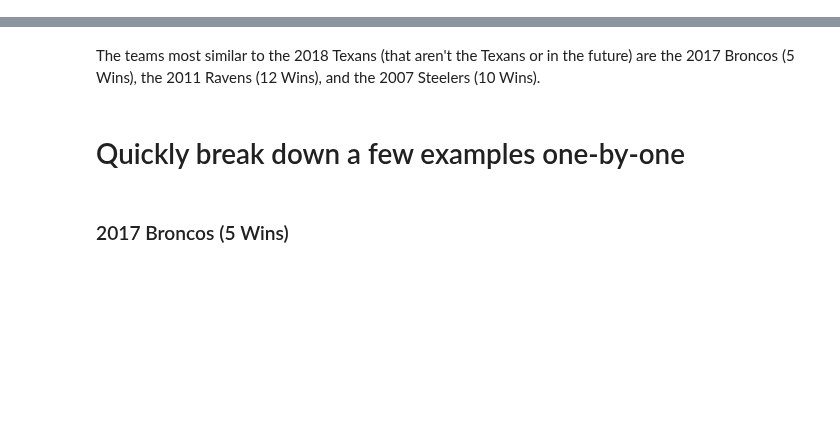
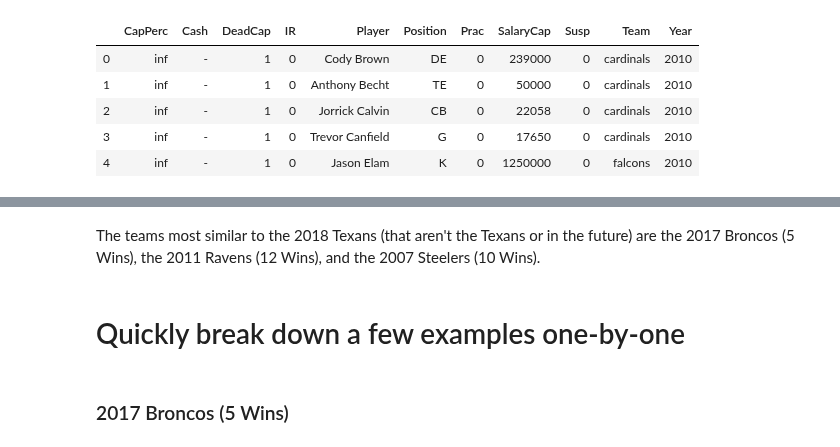
Before and after one commit to MattZlotnik/PreviousProjects, a Jupyter notebook: AllProjects/NFL Salary Cap Clustering Analysis/Individual Cases.ipynb, the cells around one changed output, grey strips where cells are left out. Drawn from its saved outputs; the diff is of its cells as text; code cells hidden in the pictures; blank space fills up the shorter version.

```diff
--- a/AllProjects/NFL Salary Cap Clustering Analysis/Individual Cases.ipynb
+++ b/AllProjects/NFL Salary Cap Clustering Analysis/Individual Cases.ipynb
@@ -21,3 +22,18 @@ CapSpace = pd.read_csv("CapSpace.csv")
+# %%
+def GetMascot(x):
+    mascotsplit = x['Team'].split('-')
+    mascot = mascotsplit[1]
+    return mascot
+
+DfUngrouped['Team'] = DfUngrouped.apply(GetMascot,axis = 1)
+DfUngrouped.head()
+# %% [output]
+|  | CapPerc | Cash | DeadCap | IR | Player | Position | Prac | SalaryCap | Susp | Team | Year |
+| 0 | inf | - | 1 | 0 | Cody Brown | DE | 0 | 239000 | 0 | cardinals | 2010 |
+| 1 | inf | - | 1 | 0 | Anthony Becht | TE | 0 | 50000 | 0 | cardinals | 2010 |
+| 2 | inf | - | 1 | 0 | Jorrick Calvin | CB | 0 | 22058 | 0 | cardinals | 2010 |
+| 3 | inf | - | 1 | 0 | Trevor Canfield | G | 0 | 17650 | 0 | cardinals | 2010 |
+| 4 | inf | - | 1 | 0 | Jason Elam | K | 0 | 1250000 | 0 | falcons | 2010 |
 # %%
 global Groups
 global GroupToPos
```
Also changed, not shown: parts of 7 cells of this notebook.
